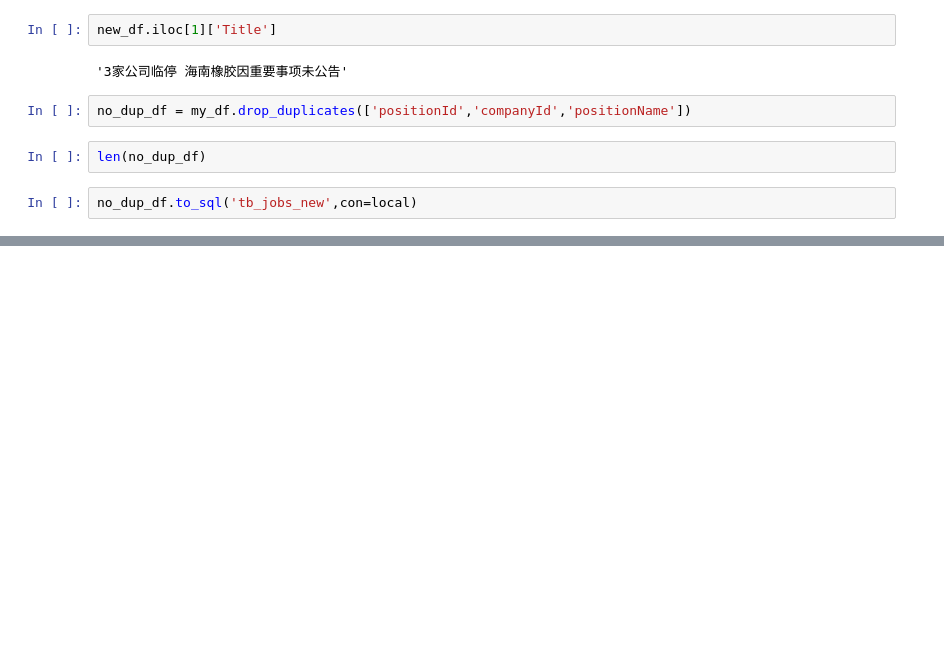
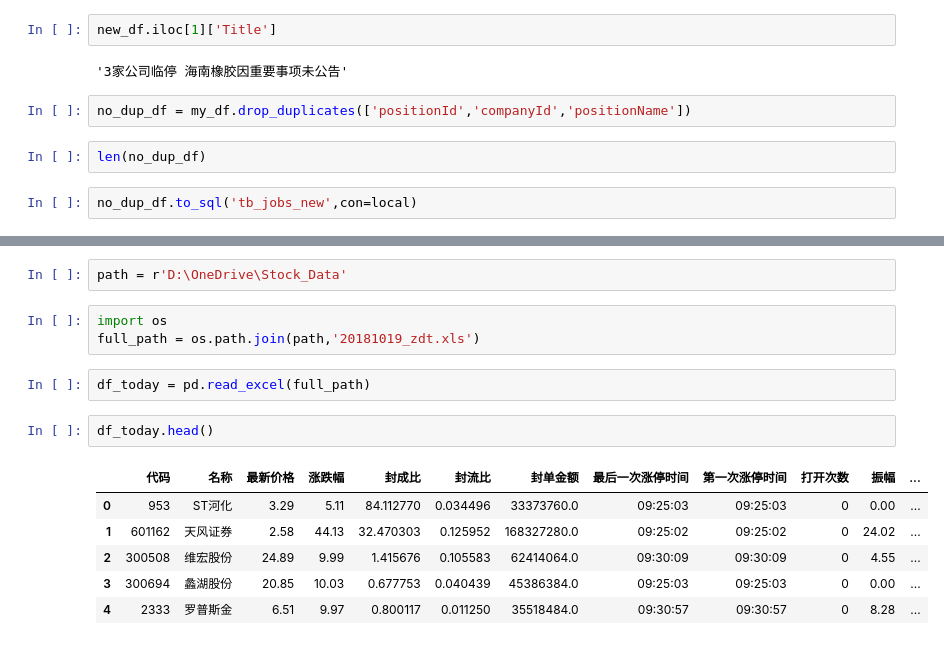
Before and after one commit to barneyElDinosaurio/base_function, a Jupyter notebook: mysql_backup.ipynb, the cells around one changed output, grey strips where cells are left out. Saved outputs shown, nothing was run; the diff lists cells and outputs as text; blank space fills up the shorter version.

```diff
--- a/mysql_backup.ipynb
+++ b/mysql_backup.ipynb
@@ -135,0 +251,16 @@ no_dup_df.to_sql('tb_jobs_new',con=local)
+# %%
+path = r'D:\OneDrive\Stock_Data'
+# %%
+import os
+full_path = os.path.join(path,'20181019_zdt.xls')
+# %%
+df_today = pd.read_excel(full_path)
+# %%
+df_today.head()
+# %% [output]
+|  | 代码 | 名称 | 最新价格 | 涨跌幅 | 封成比 | 封流比 | 封单金额 | 最后一次涨停时间 | 第一次涨停时间 | 打开次数 | 振幅 | ... |
+| 0 | 953 | ST河化 | 3.29 | 5.11 | 84.112770 | 0.034496 | 33373760.0 | 09:25:03 | 09:25:03 | 0 | 0.00 | ... |
+| 1 | 601162 | 天风证券 | 2.58 | 44.13 | 32.470303 | 0.125952 | 168327280.0 | 09:25:02 | 09:25:02 | 0 | 24.02 | ... |
+| 2 | 300508 | 维宏股份 | 24.89 | 9.99 | 1.415676 | 0.105583 | 62414064.0 | 09:30:09 | 09:30:09 | 0 | 4.55 | ... |
+| 3 | 300694 | 蠡湖股份 | 20.85 | 10.03 | 0.677753 | 0.040439 | 45386384.0 | 09:25:03 | 09:25:03 | 0 | 0.00 | ... |
+| 4 | 2333 | 罗普斯金 | 6.51 | 9.97 | 0.800117 | 0.011250 | 35518484.0 | 09:30:57 | 09:30:57 | 0 | 8.28 | ... |
```
Also changed, not shown: parts of 49 cells of this notebook, 8 other files.
